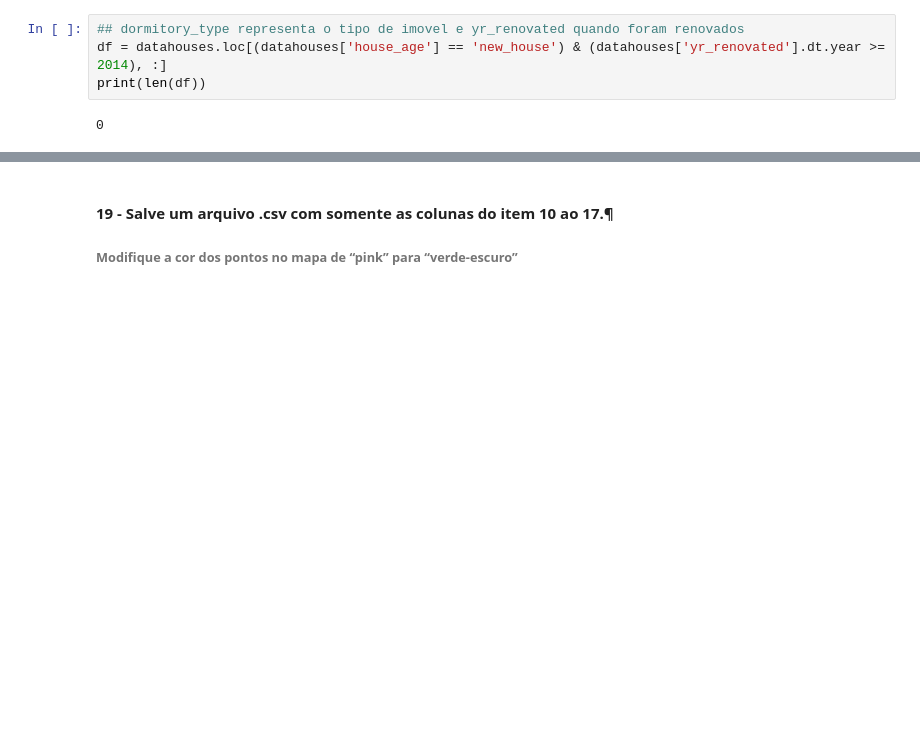
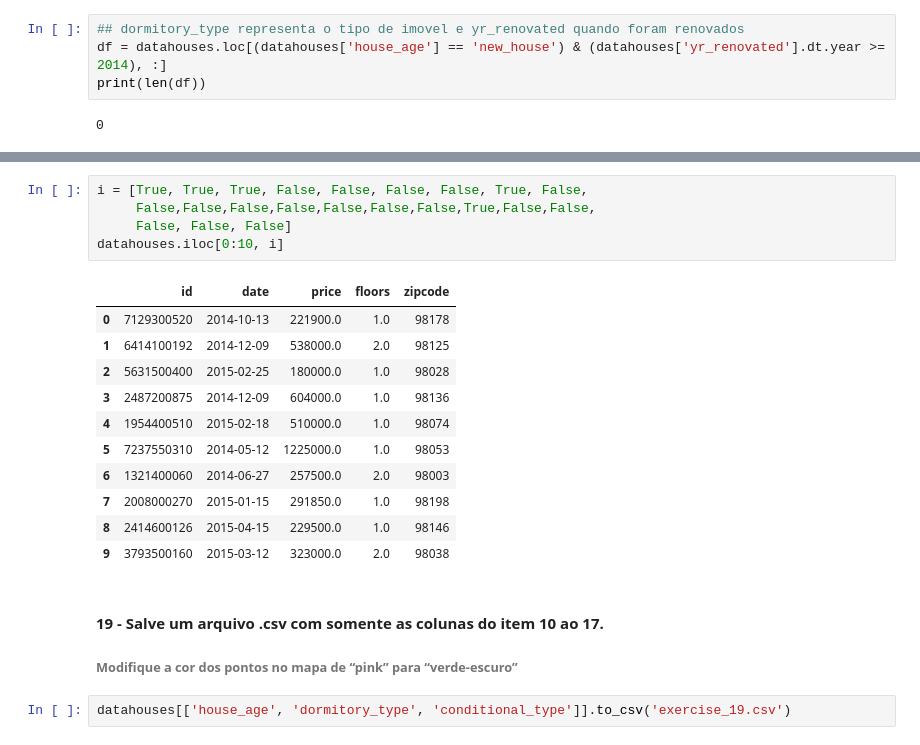
Before and after one commit to wilianuhlmann/house_sales, a Jupyter notebook: house_sale_M2.ipynb, the cells around one changed output, grey strips where cells are left out. Cells and saved outputs as stored; diff of their text form; blank space fills up the shorter version.

```diff
--- a/house_sale_M2.ipynb
+++ b/house_sale_M2.ipynb
@@ -633,4 +708,23 @@ print(len(df))
+# %%
+i = [True, True, True, False, False, False, False, True, False,
+     False,False,False,False,False,False,False,True,False,False,
+     False, False, False]
+datahouses.iloc[0:10, i]
+# %% [output]
+|  | id | date | price | floors | zipcode |
+| 0 | 7129300520 | 2014-10-13 | 221900.0 | 1.0 | 98178 |
+| 1 | 6414100192 | 2014-12-09 | 538000.0 | 2.0 | 98125 |
+| 2 | 5631500400 | 2015-02-25 | 180000.0 | 1.0 | 98028 |
+| 3 | 2487200875 | 2014-12-09 | 604000.0 | 1.0 | 98136 |
+| 4 | 1954400510 | 2015-02-18 | 510000.0 | 1.0 | 98074 |
+| 5 | 7237550310 | 2014-05-12 | 1225000.0 | 1.0 | 98053 |
+| 6 | 1321400060 | 2014-06-27 | 257500.0 | 2.0 | 98003 |
+| 7 | 2008000270 | 2015-01-15 | 291850.0 | 1.0 | 98198 |
+| 8 | 2414600126 | 2015-04-15 | 229500.0 | 1.0 | 98146 |
+| 9 | 3793500160 | 2015-03-12 | 323000.0 | 2.0 | 98038 |
 # %% [markdown]
-#### 19 - Salve um arquivo .csv com somente as colunas do item 10 ao 17.¶
+#### 19 - Salve um arquivo .csv com somente as colunas do item 10 ao 17.
 
 ###### Modifique a cor dos pontos no mapa de “pink” para “verde-escuro”
+# %%
+datahouses[['house_age', 'dormitory_type', 'conditional_type']].to_csv('exercise_19.csv')
```
Also changed, not shown: parts of 17 cells of this notebook.
